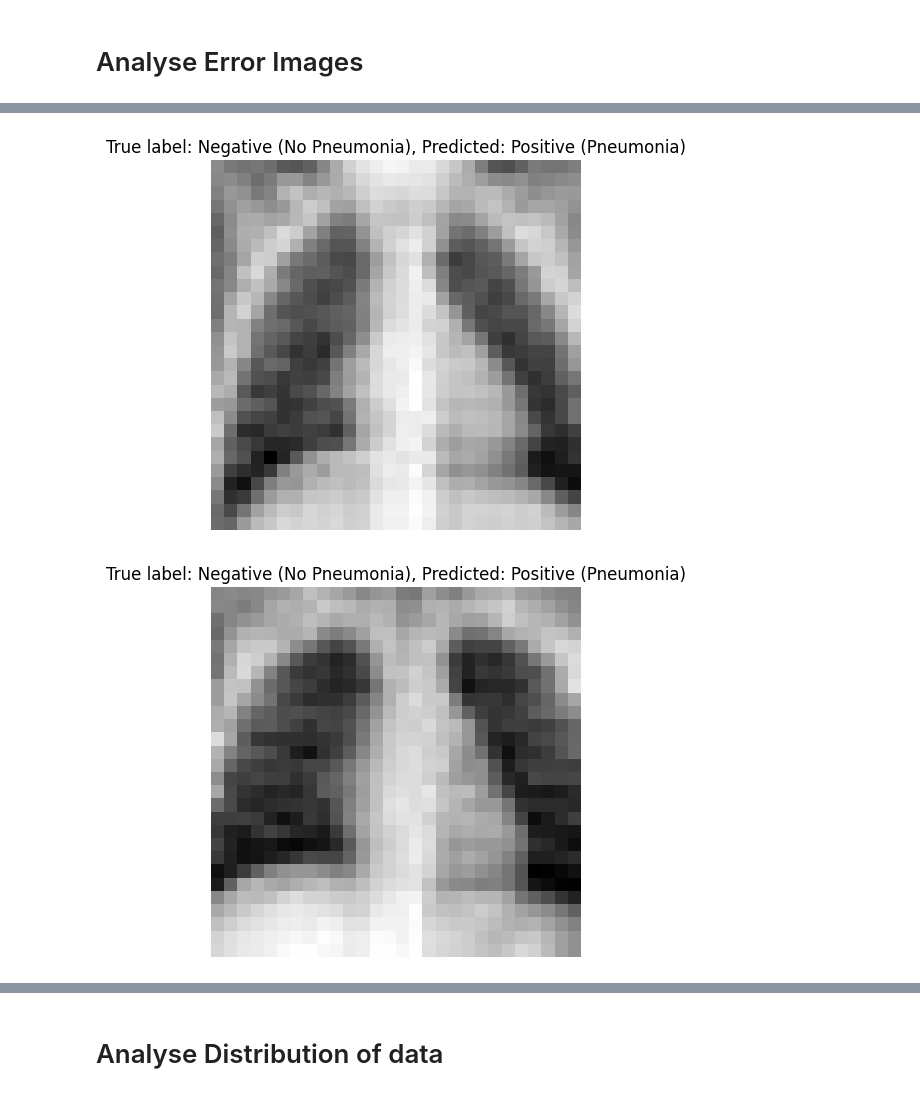
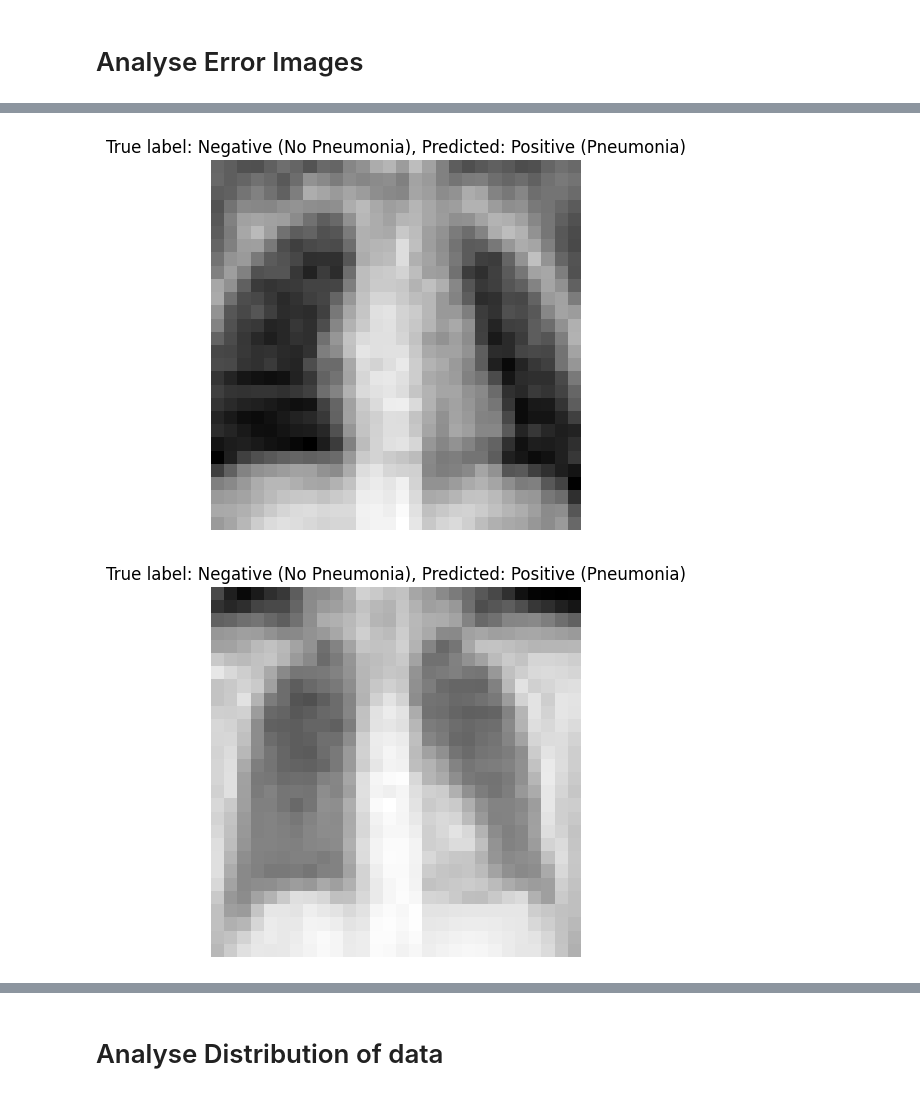
Before and after one commit to sgno28/AML_assignment_23_24, a Jupyter notebook: A/task_a.ipynb, the cells around one changed output, grey strips where cells are left out. Saved outputs shown, nothing was run; the diff lists cells and outputs as text; code cells hidden in the pictures.

```diff
--- a/A/task_a.ipynb
+++ b/A/task_a.ipynb
@@ -244,7 +248,7 @@ def label_to_string(label):
     return "Positive (Pneumonia)" if label == 1 else "Negative (No Pneumonia)"
 
 misclassified_indices = np.where(predicted_classes != true_classes)[0]
-sample_misclassified_indices = np.random.choice(misclassified_indices, 10, replace=False)
+sample_misclassified_indices = np.random.choice(misclassified_indices, 5, replace=False)
 
 for i in sample_misclassified_indices:
     plt.imshow(test_images_exp[i].reshape(28, 28), cmap='gray')
@@ -258,2 +262,2 @@ for i in sample_misclassified_indices:
-[figure, old version]
+[figure, new version]
-[figure, old version]
+[figure, new version]
```
Also changed, not shown: parts of 15 cells of this notebook, 5 other files.
